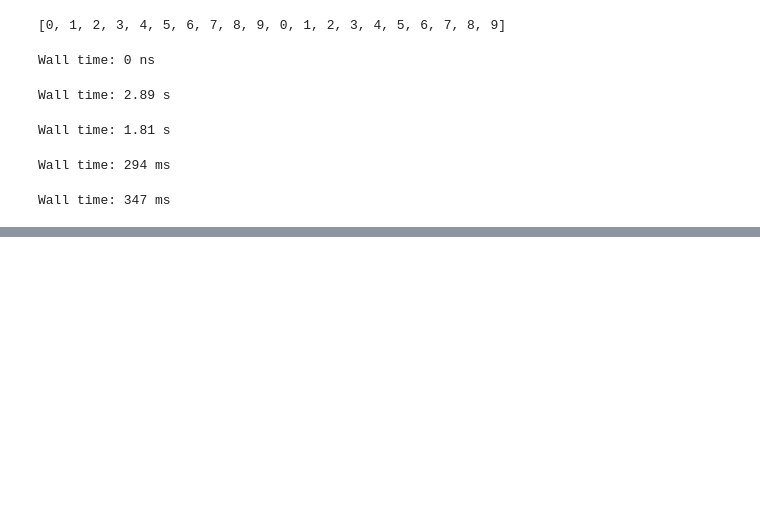
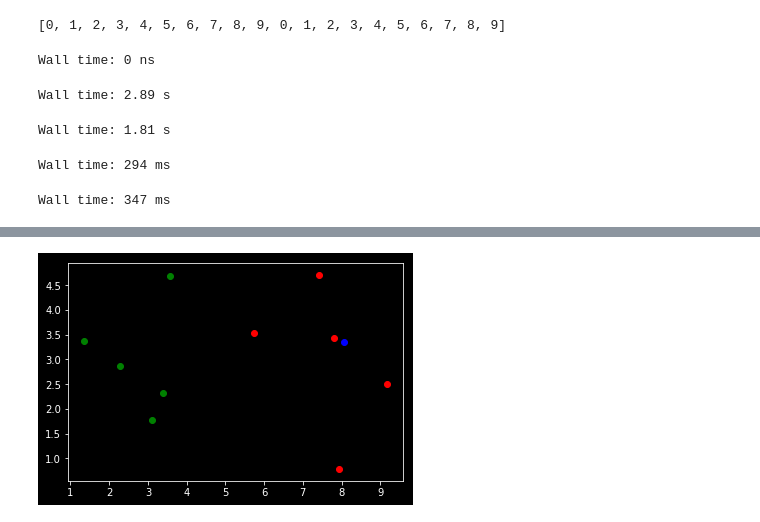
Before and after one commit to Packbaby/MyStudyOfMachineLearning, a Jupyter notebook: 机器学习/网课笔记全套.ipynb, the cells around one changed output, grey strips where cells are left out. Drawn from its saved outputs; the diff is of its cells as text; code cells hidden in the pictures; blank space fills up the shorter version.

```diff
--- a/机器学习/网课笔记全套.ipynb
+++ b/机器学习/网课笔记全套.ipynb
@@ -745,0 +771,8 @@ Wall time: 347 ms
+# %%
+x = np.array([8.06561545,3.345616546])
+plt.scatter(X_train[y_train==0,0],X_train[y_train==0,1],color = 'g')
+plt.scatter(X_train[y_train==1,0],X_train[y_train==1,1],color = 'r')
+plt.scatter(x[0],x[1],color = 'b')
+plt.show()
+# %% [output]
+[figure, added]
```
Also changed, not shown: parts of 21 cells of this notebook, 14 other files.
